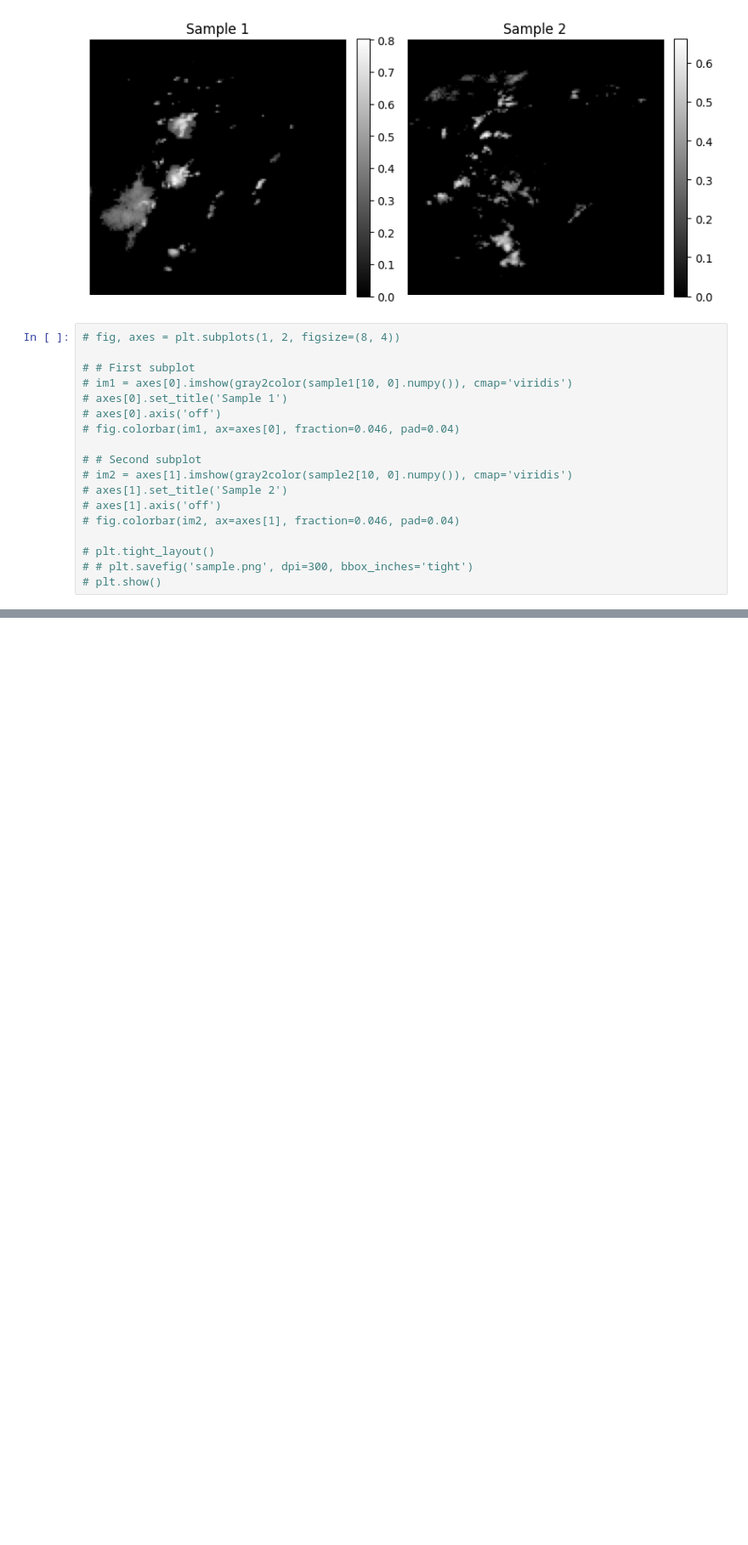
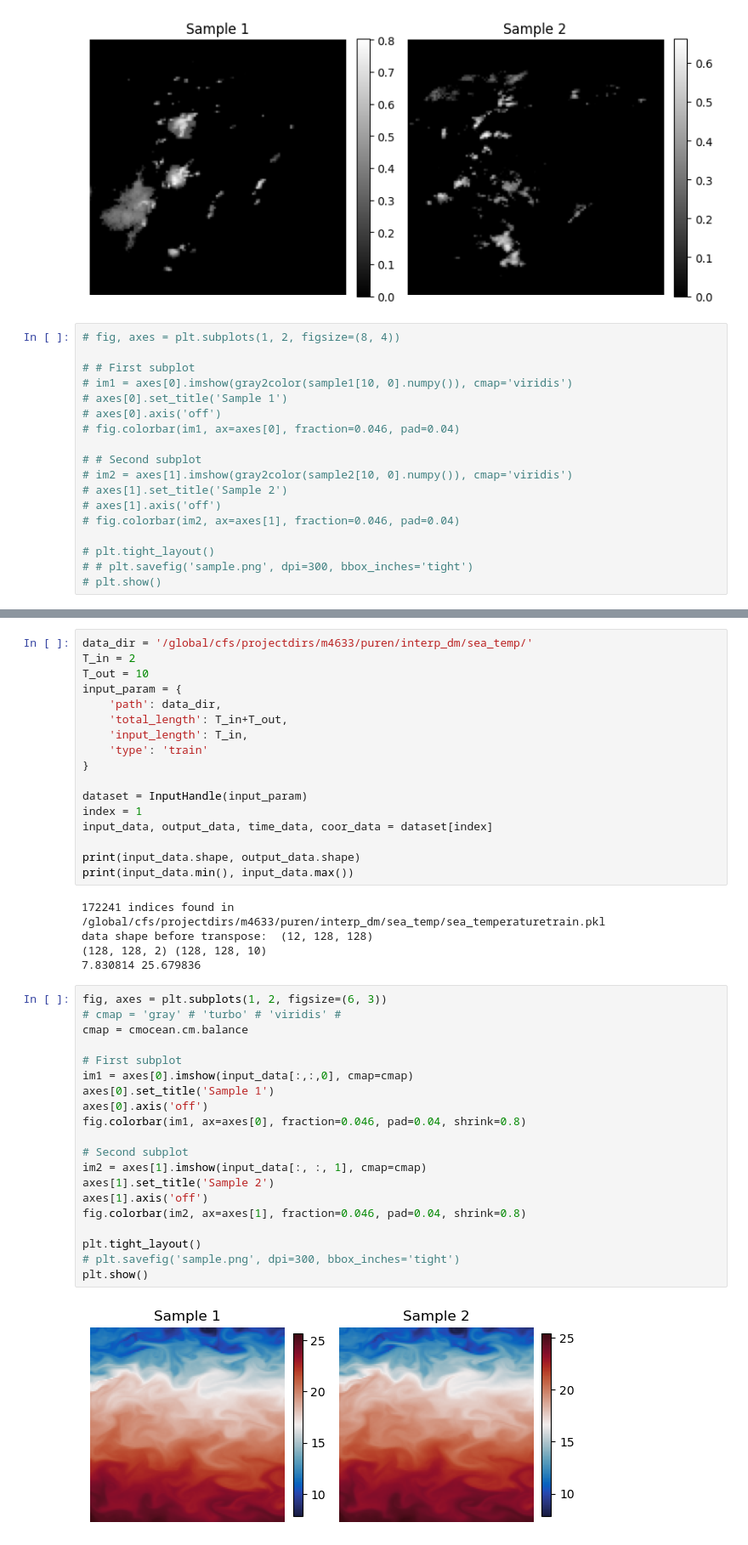
Before and after one commit to paulpuren/Interp-DM, a Jupyter notebook: dataset_vis.ipynb, the cells around one changed output, grey strips where cells are left out. Shown at 85% size. Saved outputs shown, nothing was run; the diff lists cells and outputs as text; blank space fills up the shorter version.

```diff
--- a/dataset_vis.ipynb
+++ b/dataset_vis.ipynb
@@ -109,0 +534,44 @@ plt.show()
+# %%
+data_dir = '/global/cfs/projectdirs/m4633/puren/interp_dm/sea_temp/'
+T_in = 2
+T_out = 10
+input_param = {
+    'path': data_dir,
+    'total_length': T_in+T_out,
+    'input_length': T_in,
+    'type': 'train'
+}
+
+dataset = InputHandle(input_param)
+index = 1
+input_data, output_data, time_data, coor_data = dataset[index]
+
+print(input_data.shape, output_data.shape)
+print(input_data.min(), input_data.max())
+# %% [output]
+172241 indices found in /global/cfs/projectdirs/m4633/puren/interp_dm/sea_temp/sea_temperaturetrain.pkl
+data shape before transpose:  (12, 128, 128)
+(128, 128, 2) (128, 128, 10)
+7.830814 25.679836
+# %%
+fig, axes = plt.subplots(1, 2, figsize=(6, 3))
+# cmap = 'gray' # 'turbo' # 'viridis' #
+cmap = cmocean.cm.balance
+
+# First subplot
+im1 = axes[0].imshow(input_data[:,:,0], cmap=cmap)
+axes[0].set_title('Sample 1')
+axes[0].axis('off')
+fig.colorbar(im1, ax=axes[0], fraction=0.046, pad=0.04, shrink=0.8)
+
+# Second subplot
+im2 = axes[1].imshow(input_data[:, :, 1], cmap=cmap)
+axes[1].set_title('Sample 2')
+axes[1].axis('off')
+fig.colorbar(im2, ax=axes[1], fraction=0.046, pad=0.04, shrink=0.8)
+
+plt.tight_layout()
+# plt.savefig('sample.png', dpi=300, bbox_inches='tight')
+plt.show()
+# %% [output]
+[figure, added]
```
Also changed, not shown: parts of 12 cells of this notebook.
